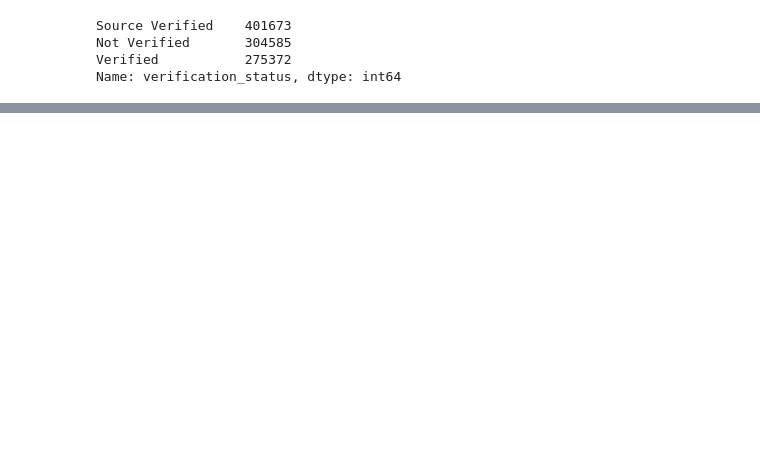
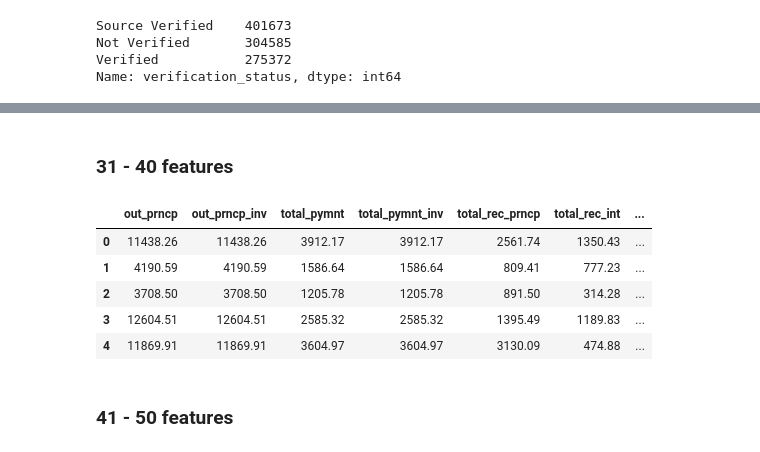
Before and after one commit to msahamed/lending_loan_prediction, a Jupyter notebook: loan_prediction.ipynb, the cells around one changed output, grey strips where cells are left out. Saved outputs shown, nothing was run; the diff lists cells and outputs as text; code cells hidden in the pictures; blank space fills up the shorter version.

```diff
--- a/loan_prediction.ipynb
+++ b/loan_prediction.ipynb
@@ -272,0 +405,13 @@ Name: verification_status, dtype: int64
+# %% [markdown]
+### 31 - 40 features
+# %%
+df.iloc[0:5, 31: 40]
+# %% [output]
+|  | out_prncp | out_prncp_inv | total_pymnt | total_pymnt_inv | total_rec_prncp | total_rec_int | ... |
+| 0 | 11438.26 | 11438.26 | 3912.17 | 3912.17 | 2561.74 | 1350.43 | ... |
+| 1 | 4190.59 | 4190.59 | 1586.64 | 1586.64 | 809.41 | 777.23 | ... |
+| 2 | 3708.50 | 3708.50 | 1205.78 | 1205.78 | 891.50 | 314.28 | ... |
+| 3 | 12604.51 | 12604.51 | 2585.32 | 2585.32 | 1395.49 | 1189.83 | ... |
+| 4 | 11869.91 | 11869.91 | 3604.97 | 3604.97 | 3130.09 | 474.88 | ... |
+# %% [markdown]
+### 41 - 50 features
```
Also changed, not shown: parts of 51 cells of this notebook.
